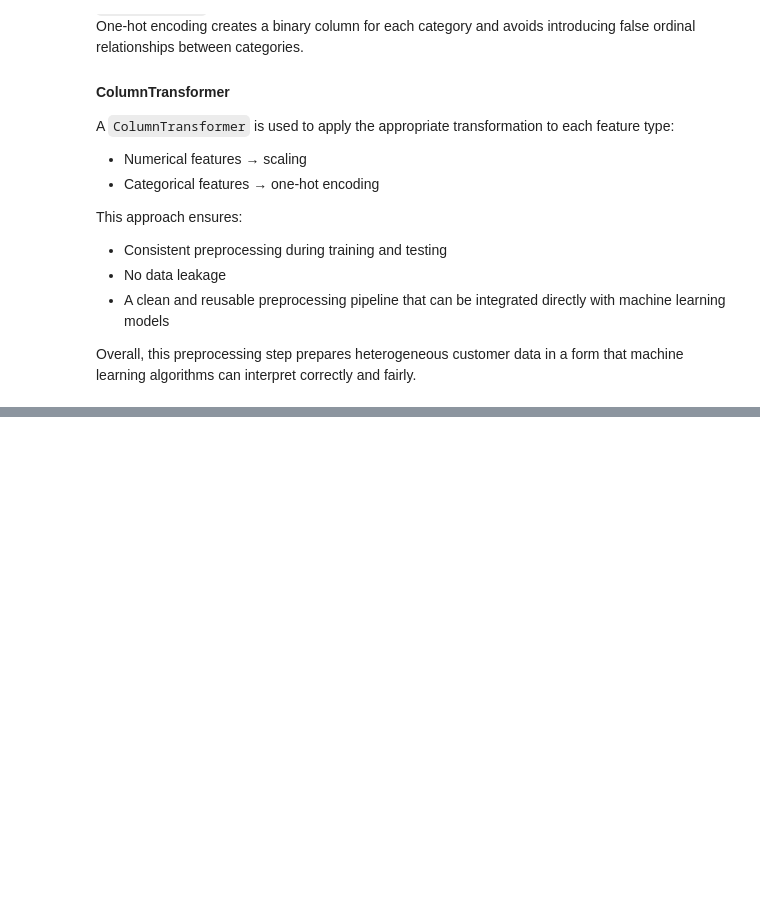
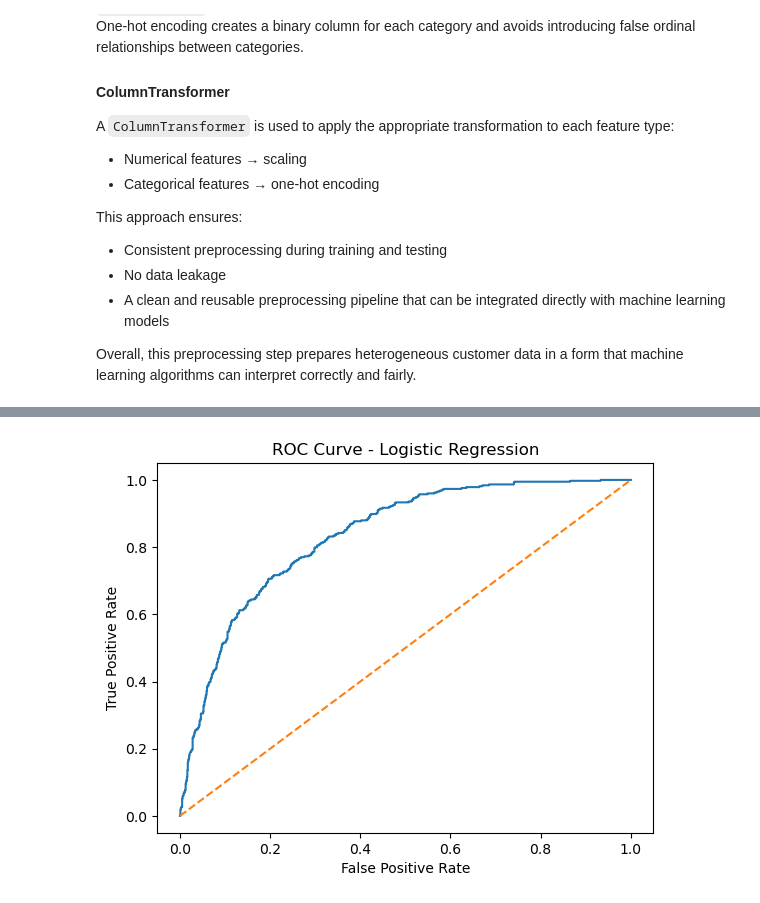
Before and after one commit to Sindhu-github1106/customer-churn, a Jupyter notebook: notebooks/notebooks/02_preprocessing_and_modeling.ipynb, the cells around one changed output, grey strips where cells are left out. Saved outputs shown, nothing was run; the diff lists cells and outputs as text; code cells hidden in the pictures; blank space fills up the shorter version.

Commit message:
model training and test data performance results

```diff
--- a/notebooks/notebooks/02_preprocessing_and_modeling.ipynb
+++ b/notebooks/notebooks/02_preprocessing_and_modeling.ipynb
@@ -142,5 +155,3 @@ Internet-related service features were encoded into three numerical categories t
 {"No internet service" == 0,
     "No" == 1,
     "Yes" == 2}
-# %%
-df['Churn'] = df['Churn'].map({'Yes': 1, 'No': 0})
@@ -200,3 +213,24 @@ This approach ensures:
 - A clean and reusable preprocessing pipeline that can be integrated directly with machine learning models
 
 Overall, this preprocessing step prepares heterogeneous customer data in a form that machine learning algorithms can interpret correctly and fairly.
+# %%
+X_train, X_test, y_train, y_test = train_test_split(
+    X,
+    y,
+    test_size=0.2,
+    random_state=42,
+    stratify=y
+)
+# %%
+log_reg = LogisticRegression(
+    max_iter=1000,
+    class_weight="balanced",
+    random_state=42
+)
+# %%
+model = Pipeline(steps=[
+    ('preprocessor', preprocessor),
+    ('classifier', log_reg)])
+model.fit(X_train, y_train)
+y_pred = model.predict(X_test)
+y_pred_proba = model.predict_proba(X_test)[:, 1]
@@ -202,0 +294,15 @@ Overall, this preprocessing step prepares heterogeneous customer data in a form
+# %%
+from sklearn.metrics import roc_curve
+import matplotlib.pyplot as plt
+
+fpr, tpr, _ = roc_curve(y_test, y_pred_proba)
+
+plt.figure()
+plt.plot(fpr, tpr)
+plt.plot([0, 1], [0, 1], linestyle='--')
+plt.xlabel("False Positive Rate")
+plt.ylabel("True Positive Rate")
+plt.title("ROC Curve - Logistic Regression")
+plt.show()
+# %% [output]
+[figure, added]
```
Also changed, not shown: parts of 5 cells of this notebook.
